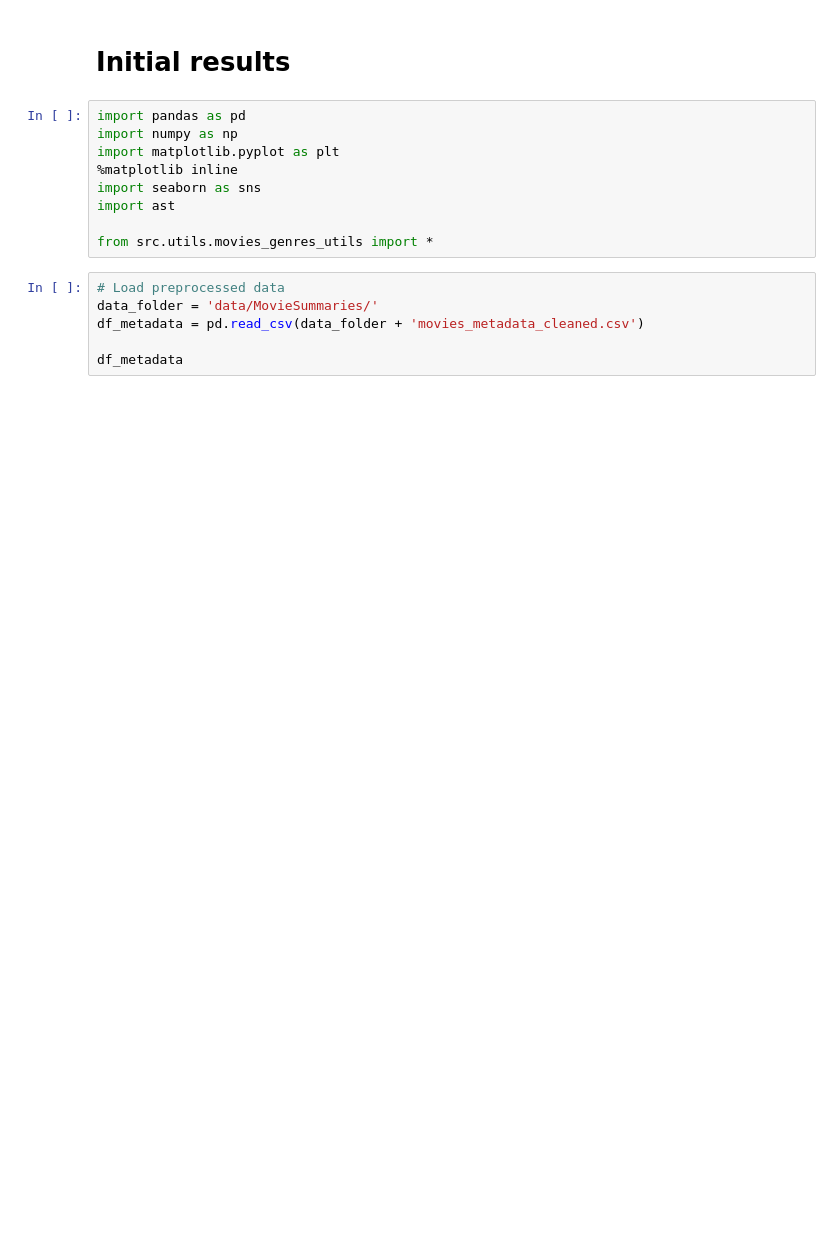
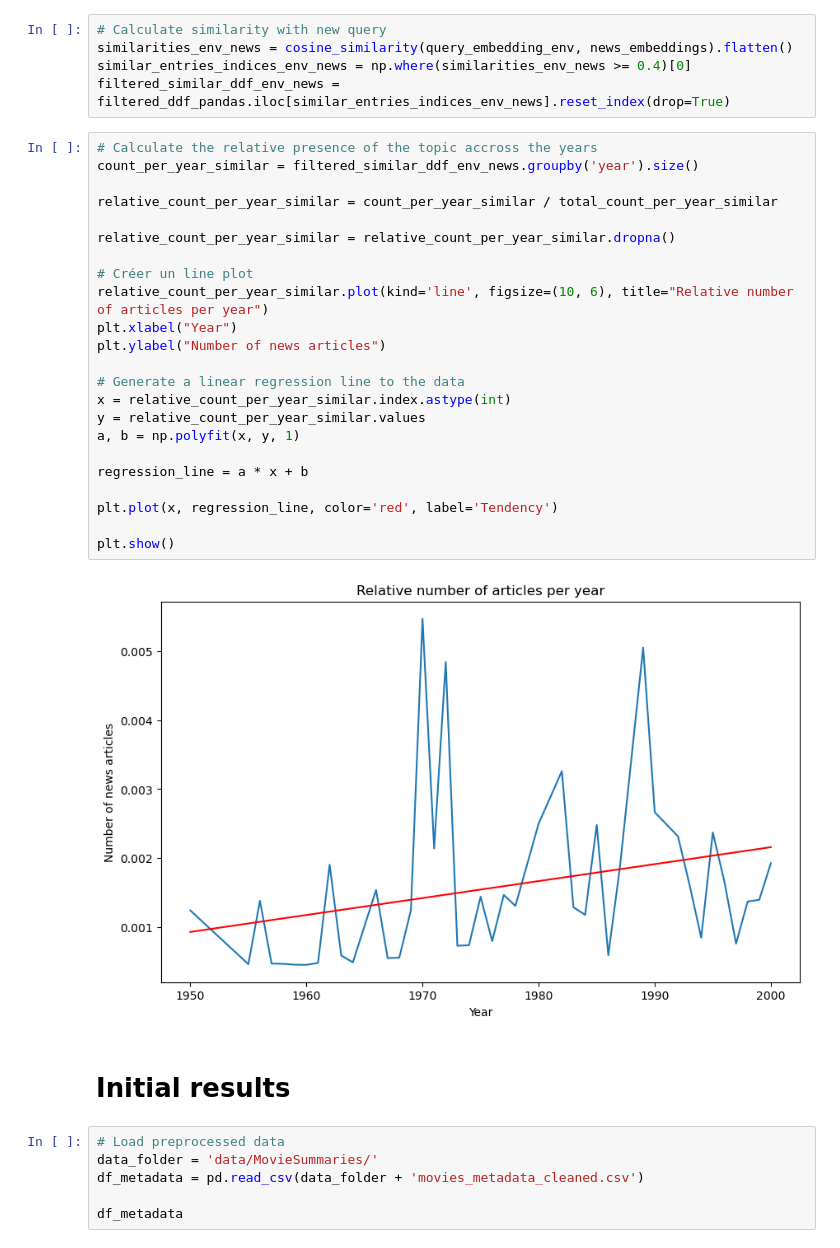
Before and after one commit to epfl-ada/ada-2024-project-astonishingdataavengers24, a Jupyter notebook: results.ipynb, the cells around one changed output. Saved outputs shown, nothing was run; the diff lists cells and outputs as text; blank space fills up the shorter version.

```diff
--- a/results.ipynb
+++ b/results.ipynb
@@ -1,14 +376,35 @@
+# %%
+# Calculate similarity with new query
+similarities_env_news = cosine_similarity(query_embedding_env, news_embeddings).flatten()
+similar_entries_indices_env_news = np.where(similarities_env_news >= 0.4)[0]
+filtered_similar_ddf_env_news = filtered_ddf_pandas.iloc[similar_entries_indices_env_news].reset_index(drop=True)
+# %%
+# Calculate the relative presence of the topic accross the years
+count_per_year_similar = filtered_similar_ddf_env_news.groupby('year').size()
+
+relative_count_per_year_similar = count_per_year_similar / total_count_per_year_similar
+
+relative_count_per_year_similar = relative_count_per_year_similar.dropna()
+
+# Créer un line plot
+relative_count_per_year_similar.plot(kind='line', figsize=(10, 6), title="Relative number of articles per year")
+plt.xlabel("Year")
+plt.ylabel("Number of news articles")
+
+# Generate a linear regression line to the data
+x = relative_count_per_year_similar.index.astype(int)
+y = relative_count_per_year_similar.values
+a, b = np.polyfit(x, y, 1)
+
+regression_line = a * x + b
+
+plt.plot(x, regression_line, color='red', label='Tendency')
+
+plt.show()
+# %% [output]
+[figure, added]
 # %% [markdown]
 # Initial results
-# %%
-import pandas as pd
-import numpy as np
-import matplotlib.pyplot as plt
-%matplotlib inline
-import seaborn as sns
-import ast
-
-from src.utils.movies_genres_utils import *
 # %%
 # Load preprocessed data
 data_folder = 'data/MovieSummaries/'
```
Also changed, not shown: parts of 47 cells of this notebook.
